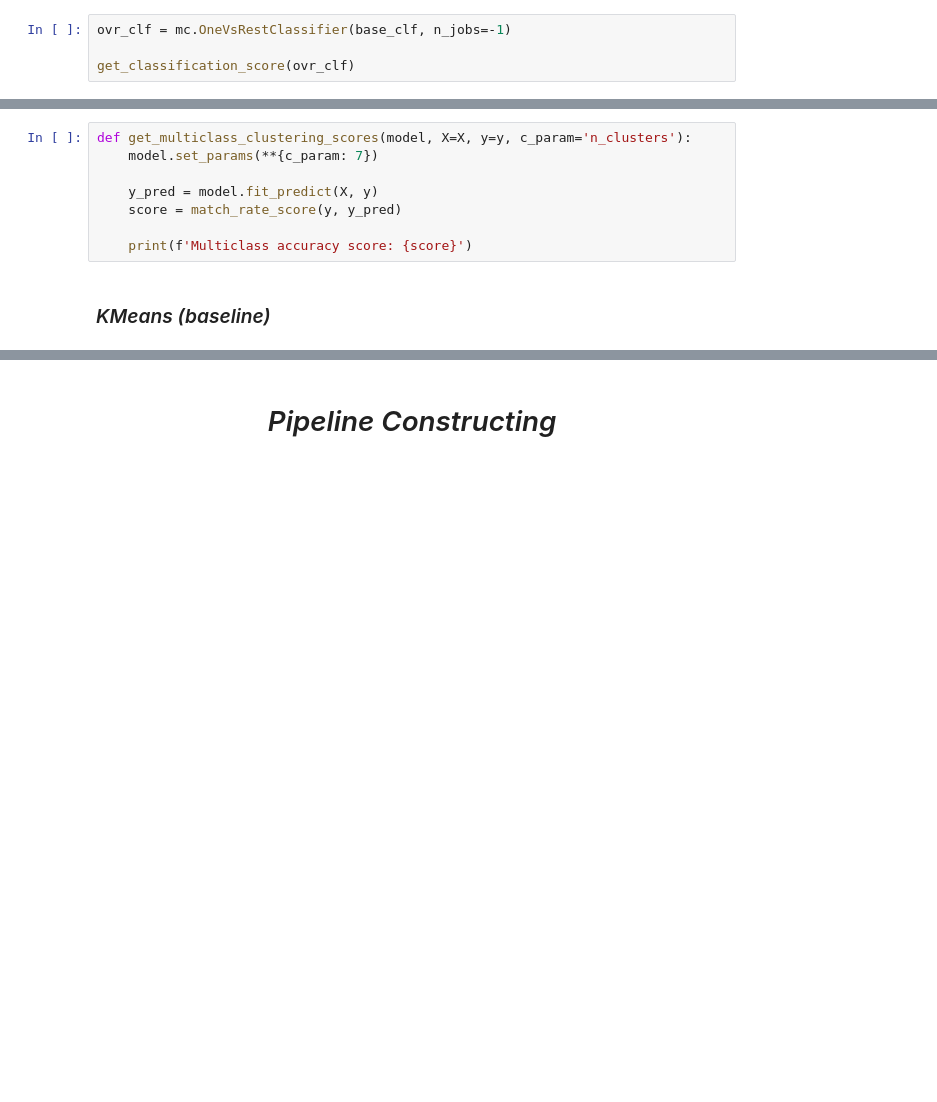
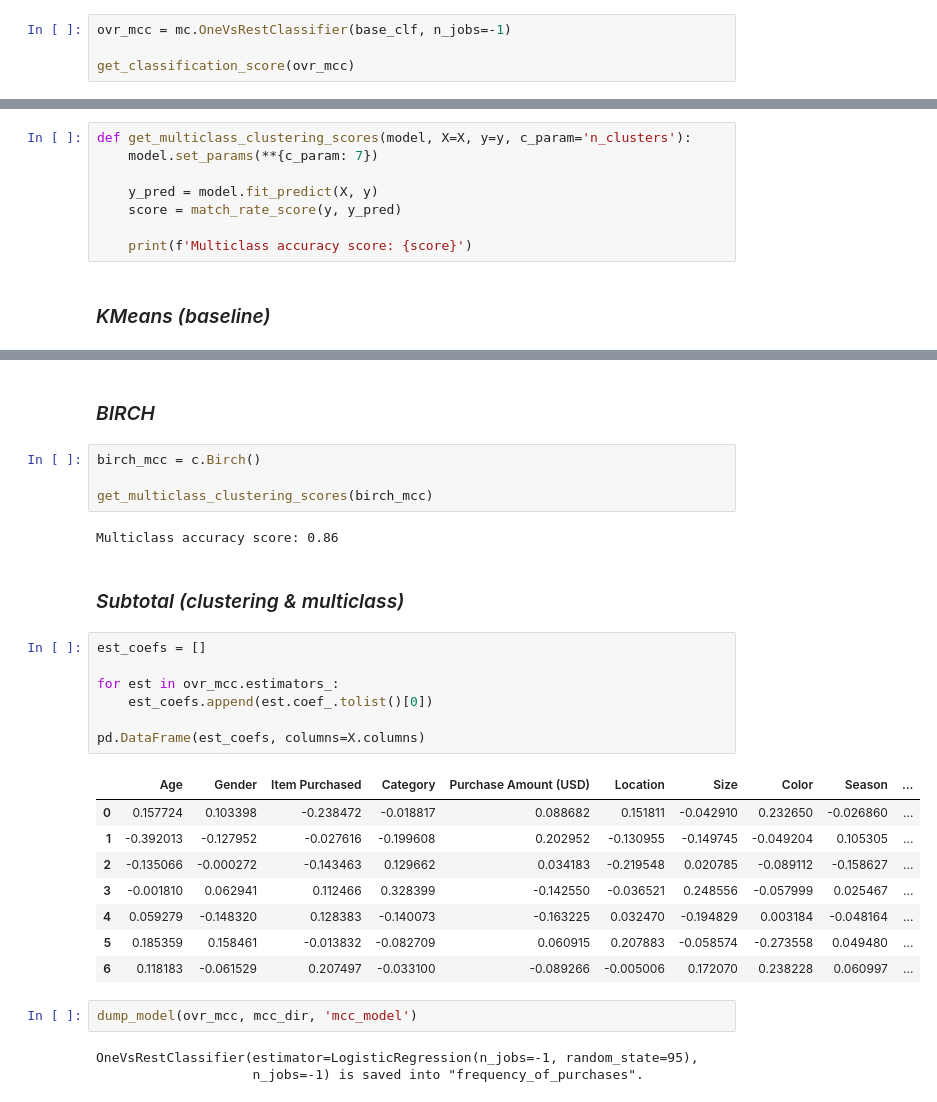
Before and after one commit to georgekovin/Consumer-Behavior-and-Shopping-Habits-Research, a Jupyter notebook: research.ipynb, the cells around one changed output, grey strips where cells are left out. Saved outputs shown, nothing was run; the diff lists cells and outputs as text; blank space fills up the shorter version.

```diff
--- a/research.ipynb
+++ b/research.ipynb
@@ -1028,9 +1028,9 @@ X_train, X_test, y_train, y_test = ms.train_test_split(X, y,
                                                        test_size=0.2,
                                                        stratify=y)
 # %%
-ovr_clf = mc.OneVsRestClassifier(base_clf, n_jobs=-1)
+ovr_mcc = mc.OneVsRestClassifier(base_clf, n_jobs=-1)
 
-get_classification_score(ovr_clf)
+get_classification_score(ovr_mcc)
 # %% [output]
 Train score: 0.17
 Test score: 0.13
@@ -1130,5 +1190,34 @@ gm_mcc = mx.GaussianMixture(random_state=RS)
 get_multiclass_clustering_scores(gm_mcc, c_param='n_components')
 # %% [output]
 Multiclass accuracy score: 0.85
-# %% [markdown]
-# <center> *Pipeline Constructing*
+# %% [markdown]
+### *BIRCH*
+# %%
+birch_mcc = c.Birch()
+
+get_multiclass_clustering_scores(birch_mcc)
+# %% [output]
+Multiclass accuracy score: 0.86
+# %% [markdown]
+### *Subtotal (clustering & multiclass)*
+# %%
+est_coefs = []
+
+for est in ovr_mcc.estimators_:
+    est_coefs.append(est.coef_.tolist()[0])
+
+pd.DataFrame(est_coefs, columns=X.columns)
+# %% [output]
+|  | Age | Gender | Item Purchased | Category | Purchase Amount (USD) | Location | Size | Color | Season | ... |
+| 0 | 0.157724 | 0.103398 | -0.238472 | -0.018817 | 0.088682 | 0.151811 | -0.042910 | 0.232650 | -0.026860 | ... |
+| 1 | -0.392013 | -0.127952 | -0.027616 | -0.199608 | 0.202952 | -0.130955 | -0.149745 | -0.049204 | 0.105305 | ... |
+| 2 | -0.135066 | -0.000272 | -0.143463 | 0.129662 | 0.034183 | -0.219548 | 0.020785 | -0.089112 | -0.158627 | ... |
+| 3 | -0.001810 | 0.062941 | 0.112466 | 0.328399 | -0.142550 | -0.036521 | 0.248556 | -0.057999 | 0.025467 | ... |
+| 4 | 0.059279 | -0.148320 | 0.128383 | -0.140073 | -0.163225 | 0.032470 | -0.194829 | 0.003184 | -0.048164 | ... |
+| 5 | 0.185359 | 0.158461 | -0.013832 | -0.082709 | 0.060915 | 0.207883 | -0.058574 | -0.273558 | 0.049480 | ... |
+| 6 | 0.118183 | -0.061529 | 0.207497 | -0.033100 | -0.089266 | -0.005006 | 0.172070 | 0.238228 | 0.060997 | ... |
+# %%
+dump_model(ovr_mcc, mcc_dir, 'mcc_model')
+# %% [output]
+OneVsRestClassifier(estimator=LogisticRegression(n_jobs=-1, random_state=95),
+                    n_jobs=-1) is saved into "frequency_of_purchases".
```
Also changed, not shown: parts of 18 cells of this notebook, 1 other file.
